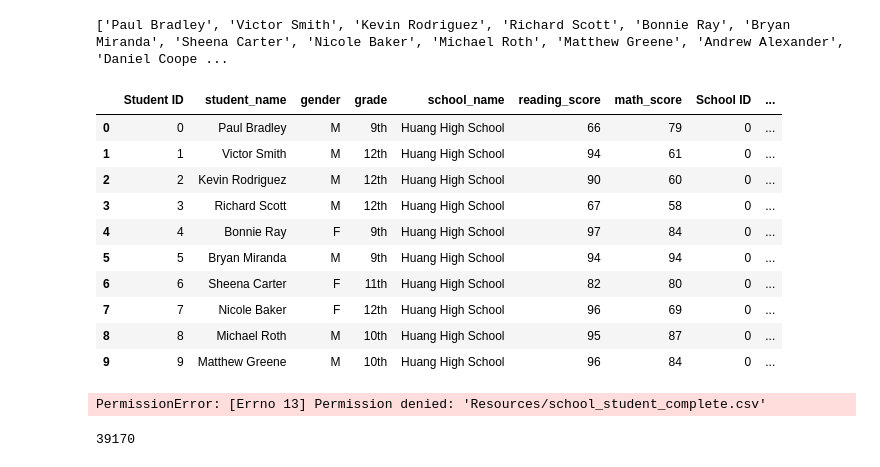
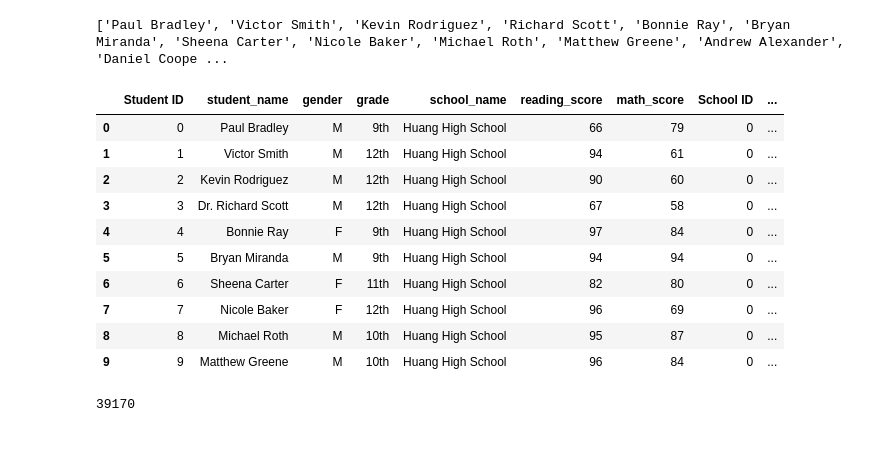
Before and after one commit to coocoojames/School_District_Analysis, a Jupyter notebook: PyCitySchools.ipynb, the cells around one changed output. Saved outputs shown, nothing was run; the diff lists cells and outputs as text; code cells hidden in the pictures.

```diff
--- a/PyCitySchools.ipynb
+++ b/PyCitySchools.ipynb
@@ -127,20 +141,18 @@ student_data_df.to_csv('Resources/clean_student_data.csv')
 # %%
 school_data_complete_df = pd.merge(student_data_df,school_data_df,on=['school_name','school_name'])
 school_data_complete_df.head(10)
-school_data_complete_df.to_csv('Resources/school_student_complete.csv')
 # %% [output]
 |  | Student ID | student_name | gender | grade | school_name | reading_score | math_score | School ID | ... |
 | 0 | 0 | Paul Bradley | M | 9th | Huang High School | 66 | 79 | 0 | ... |
 | 1 | 1 | Victor Smith | M | 12th | Huang High School | 94 | 61 | 0 | ... |
 | 2 | 2 | Kevin Rodriguez | M | 12th | Huang High School | 90 | 60 | 0 | ... |
-| 3 | 3 | Richard Scott | M | 12th | Huang High School | 67 | 58 | 0 | ... |
+| 3 | 3 | Dr. Richard Scott | M | 12th | Huang High School | 67 | 58 | 0 | ... |
 | 4 | 4 | Bonnie Ray | F | 9th | Huang High School | 97 | 84 | 0 | ... |
 | 5 | 5 | Bryan Miranda | M | 9th | Huang High School | 94 | 94 | 0 | ... |
 | 6 | 6 | Sheena Carter | F | 11th | Huang High School | 82 | 80 | 0 | ... |
 | 7 | 7 | Nicole Baker | F | 12th | Huang High School | 96 | 69 | 0 | ... |
 | 8 | 8 | Michael Roth | M | 10th | Huang High School | 95 | 87 | 0 | ... |
 | 9 | 9 | Matthew Greene | M | 10th | Huang High School | 96 | 84 | 0 | ... |
-PermissionError: [Errno 13] Permission denied: 'Resources/school_student_complete.csv'
 # %%
 school_data_complete_df = 'Resources/school_student_complete.csv'
 school_data_complete_df = pd.read_csv(school_data_complete_df)
```
Also changed, not shown: parts of 45 cells of this notebook, 1 other file.
